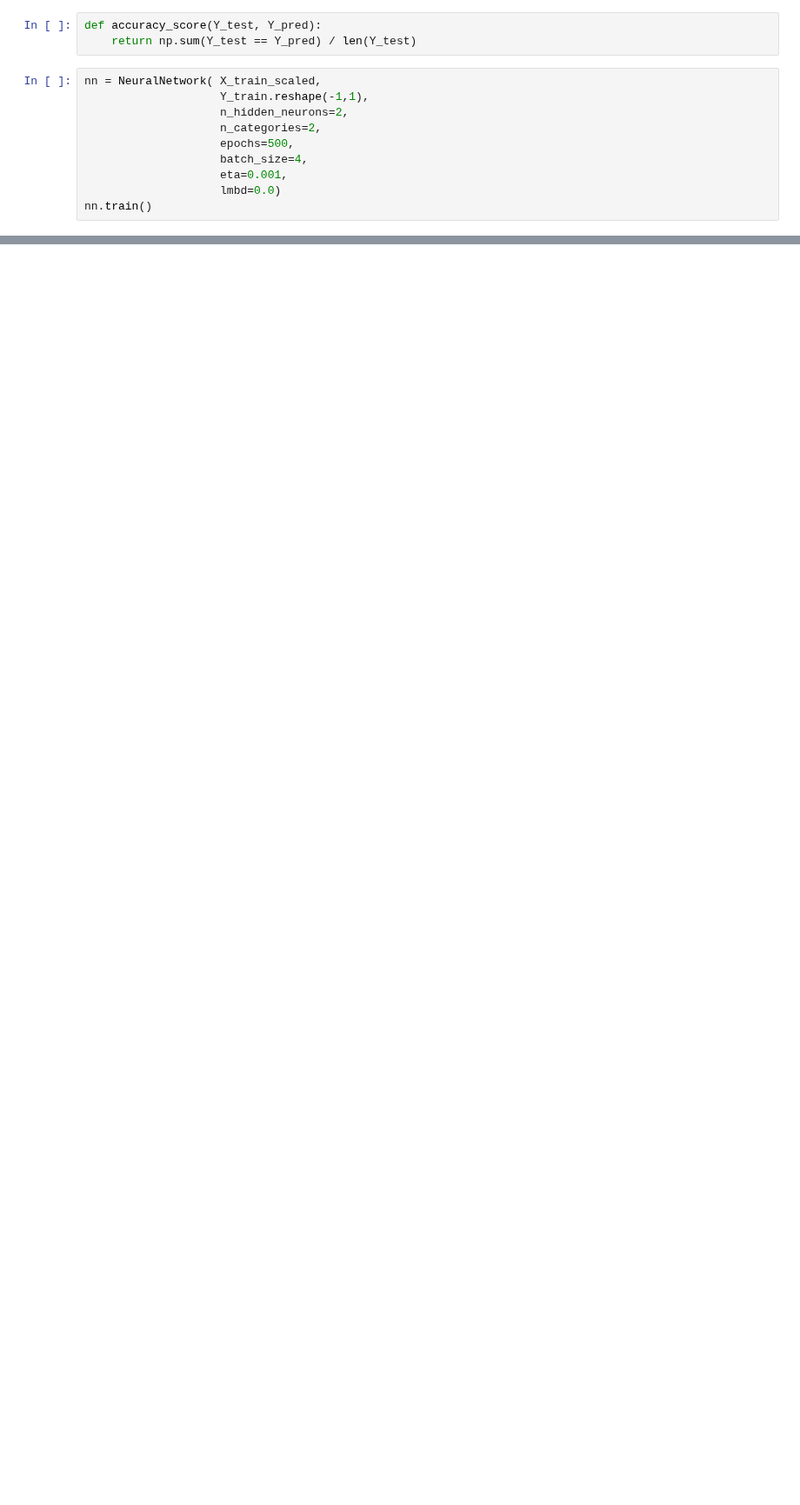
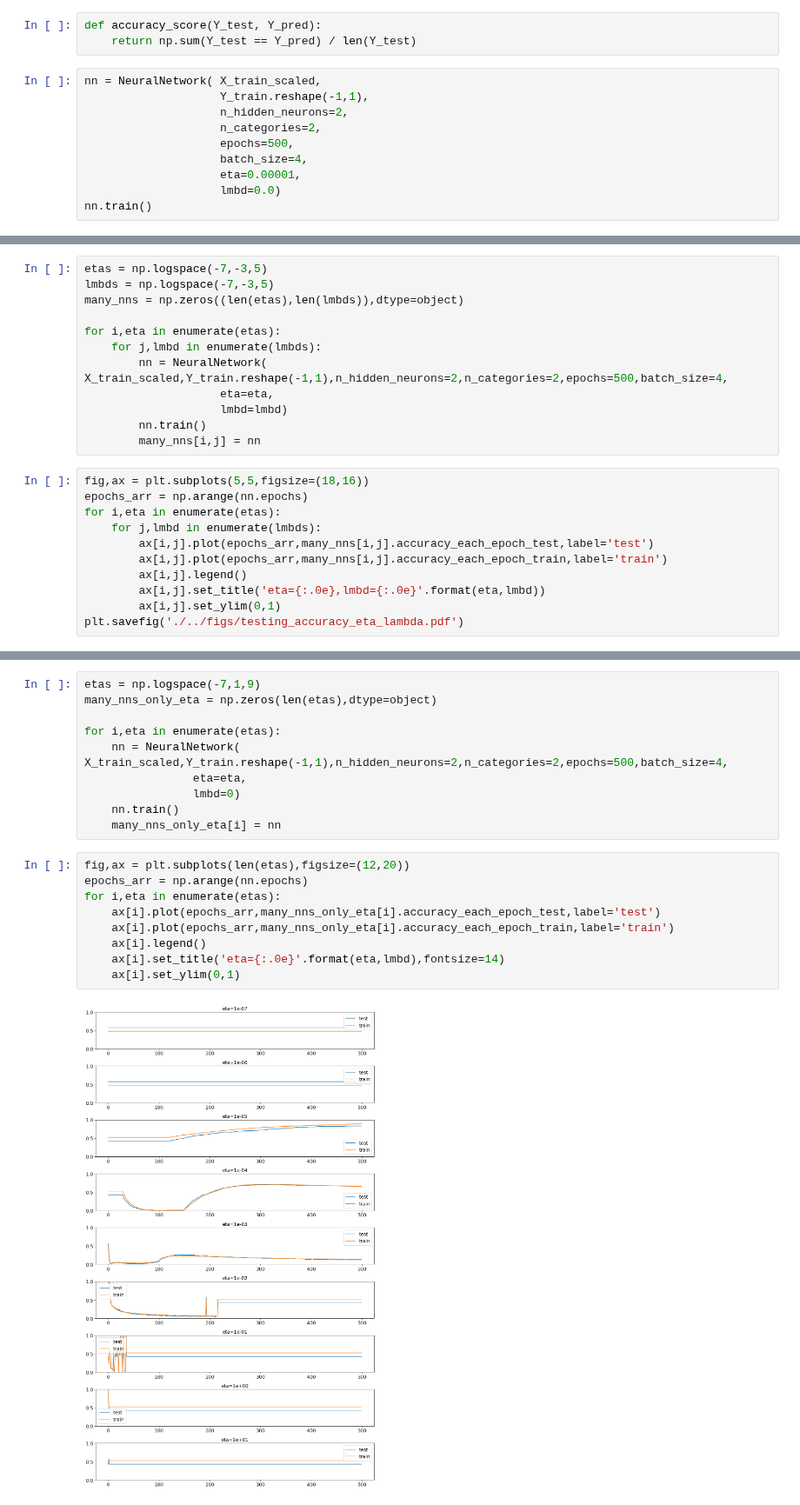
Before and after one commit to asdfbat/FYS-STK4155, a Jupyter notebook: Project2/src/NN_self.ipynb, the cells around one changed output, grey strips where cells are left out. Shown at 87% size. Saved outputs shown, nothing was run; the diff lists cells and outputs as text; blank space fills up the shorter version.

Commit message:
continue testing self NN

```diff
--- a/Project2/src/NN_self.ipynb
+++ b/Project2/src/NN_self.ipynb
@@ -148,6 +158,6 @@ nn = NeuralNetwork( X_train_scaled,
                     n_categories=2,
                     epochs=500,
                     batch_size=4,
-                    eta=0.001,
+                    eta=0.00001,
                     lmbd=0.0)
 nn.train()
@@ -158,0 +176,23 @@ accuracy_score(Y_test, Y_pred)
+# %%
+etas = np.logspace(-7,-3,5)
+lmbds = np.logspace(-7,-3,5)
+many_nns = np.zeros((len(etas),len(lmbds)),dtype=object)
+
+for i,eta in enumerate(etas):
+    for j,lmbd in enumerate(lmbds):
+        nn = NeuralNetwork( X_train_scaled,Y_train.reshape(-1,1),n_hidden_neurons=2,n_categories=2,epochs=500,batch_size=4,
+                    eta=eta,
+                    lmbd=lmbd)
+        nn.train()
+        many_nns[i,j] = nn
+# %%
+fig,ax = plt.subplots(5,5,figsize=(18,16))
+epochs_arr = np.arange(nn.epochs)
+for i,eta in enumerate(etas):
+    for j,lmbd in enumerate(lmbds):
+        ax[i,j].plot(epochs_arr,many_nns[i,j].accuracy_each_epoch_test,label='test')
+        ax[i,j].plot(epochs_arr,many_nns[i,j].accuracy_each_epoch_train,label='train')
+        ax[i,j].legend()
+        ax[i,j].set_title('eta={:.0e},lmbd={:.0e}'.format(eta,lmbd))
+        ax[i,j].set_ylim(0,1)
+plt.savefig('./../figs/testing_accuracy_eta_lambda.pdf')
@@ -171,0 +222,21 @@ np.sum(Y_pred_train > 0)
+# %%
+etas = np.logspace(-7,1,9)
+many_nns_only_eta = np.zeros(len(etas),dtype=object)
+
+for i,eta in enumerate(etas):
+    nn = NeuralNetwork( X_train_scaled,Y_train.reshape(-1,1),n_hidden_neurons=2,n_categories=2,epochs=500,batch_size=4,
+                eta=eta,
+                lmbd=0)
+    nn.train()
+    many_nns_only_eta[i] = nn
+# %%
+fig,ax = plt.subplots(len(etas),figsize=(12,20))
+epochs_arr = np.arange(nn.epochs)
+for i,eta in enumerate(etas):
+    ax[i].plot(epochs_arr,many_nns_only_eta[i].accuracy_each_epoch_test,label='test')
+    ax[i].plot(epochs_arr,many_nns_only_eta[i].accuracy_each_epoch_train,label='train')
+    ax[i].legend()
+    ax[i].set_title('eta={:.0e}'.format(eta,lmbd),fontsize=14)
+    ax[i].set_ylim(0,1)
+# %% [output]
+[figure, added]
```
Also changed, not shown: parts of 14 cells of this notebook.
